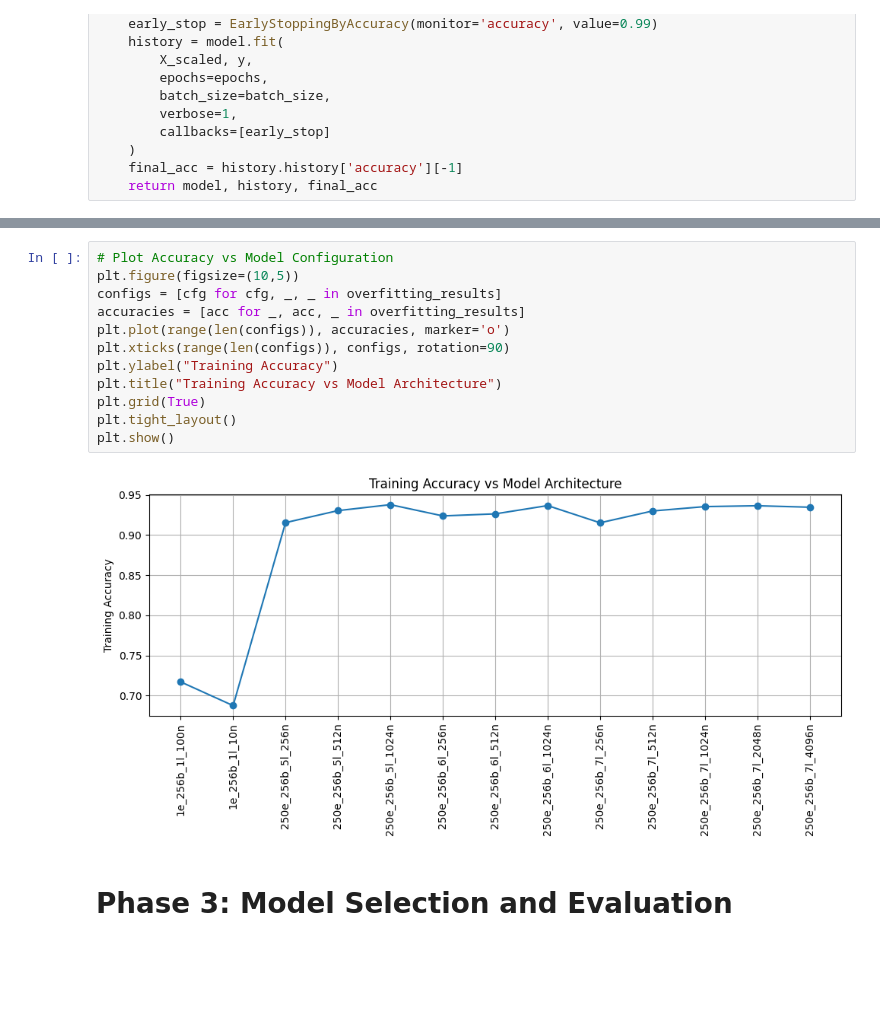
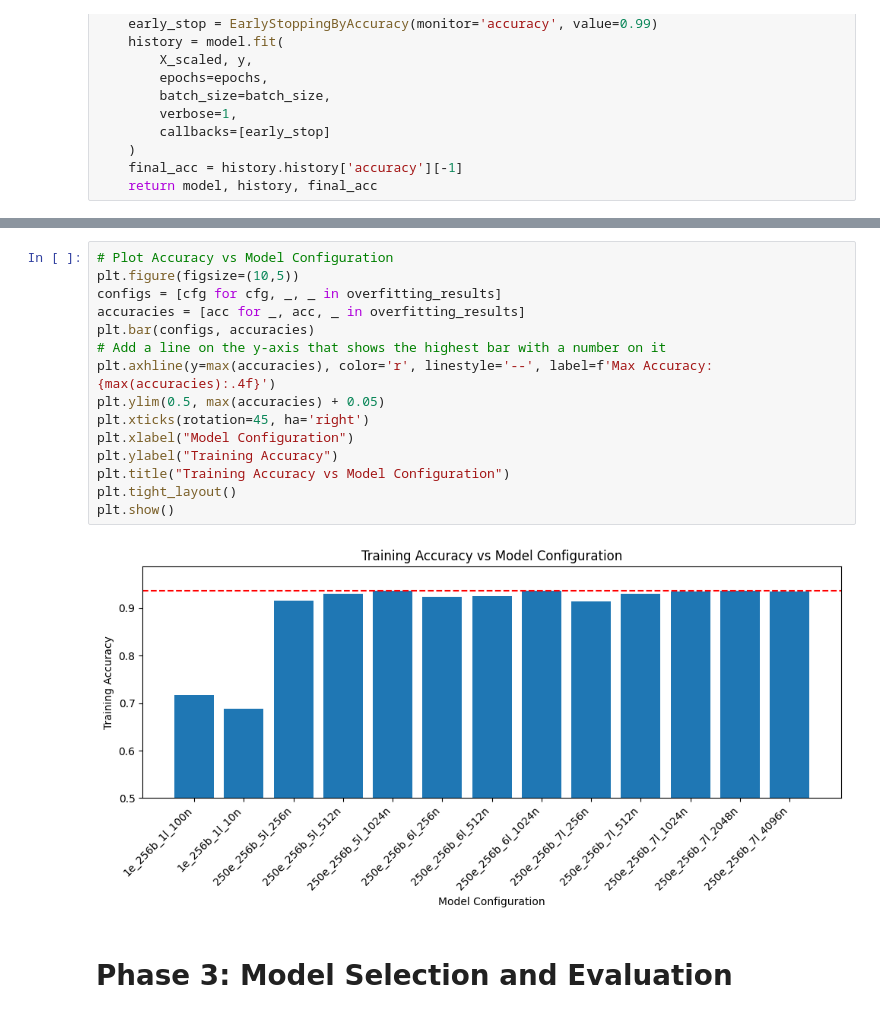
Before and after one commit to LucasChaney/CMPSCI4300, a Jupyter notebook: Final_Project/Final_Proj.ipynb, the cells around one changed output, grey strips where cells are left out. Drawn from its saved outputs; the diff is of its cells as text; blank space fills up the shorter version.

```diff
--- a/Final_Project/Final_Proj.ipynb
+++ b/Final_Project/Final_Proj.ipynb
@@ -323,17 +307,20 @@ Total training time for all models: 12212.40s
 # %%
 # Plot Accuracy vs Model Configuration
 plt.figure(figsize=(10,5))
 configs = [cfg for cfg, _, _ in overfitting_results]
 accuracies = [acc for _, acc, _ in overfitting_results]
-plt.plot(range(len(configs)), accuracies, marker='o')
-plt.xticks(range(len(configs)), configs, rotation=90)
+plt.bar(configs, accuracies)
+# Add a line on the y-axis that shows the highest bar with a number on it
+plt.axhline(y=max(accuracies), color='r', linestyle='--', label=f'Max Accuracy: {max(accuracies):.4f}')
+plt.ylim(0.5, max(accuracies) + 0.05)
+plt.xticks(rotation=45, ha='right')
+plt.xlabel("Model Configuration")
 plt.ylabel("Training Accuracy")
-plt.title("Training Accuracy vs Model Architecture")
-plt.grid(True)
+plt.title("Training Accuracy vs Model Configuration")
 plt.tight_layout()
 plt.show()
 # %% [output]
-[figure, old version]
+[figure, new version]
 # %% [markdown]
 # Phase 3: Model Selection and Evaluation
 # %%
```
Also changed, not shown: parts of 7 cells of this notebook.
